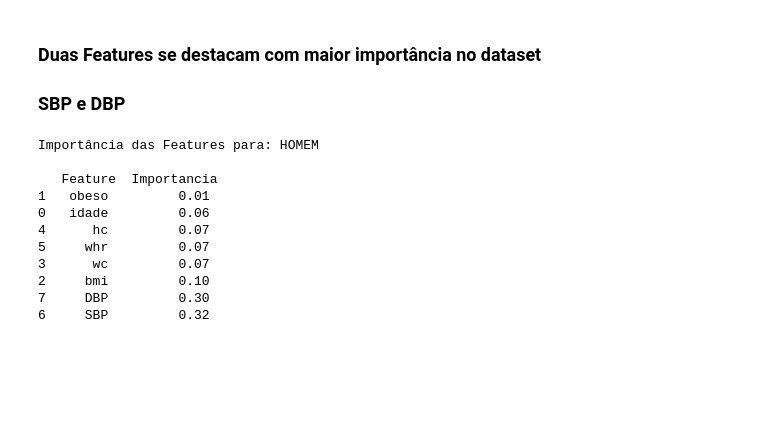
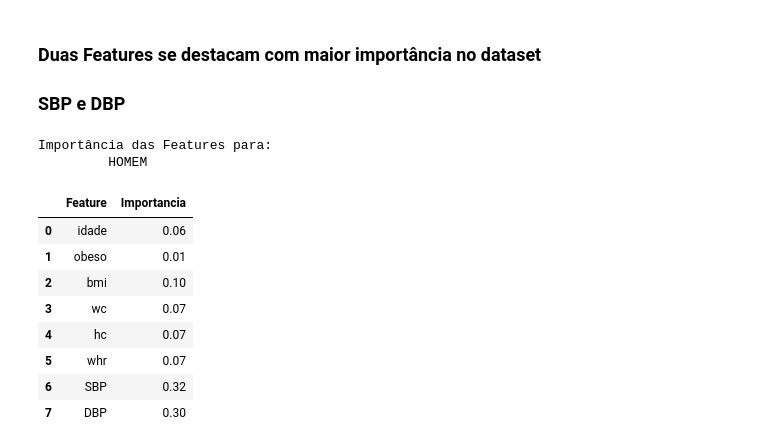
Before and after one commit to silviolima07/Kaggle, a Jupyter notebook: Pressao_Sanguinea.ipynb, the cells around one changed output. Saved outputs shown, nothing was run; the diff lists cells and outputs as text; code cells hidden in the pictures; blank space fills up the shorter version.

```diff
--- a/Pressao_Sanguinea.ipynb
+++ b/Pressao_Sanguinea.ipynb
@@ -105,0 +133,18 @@ def criar_model(genero,df):
+# %%
+def show_features():
+  data = { 'Feature': [features[0], features[1],
+                   features[2], features[3],
+                   features[4], features[5],
+                   features[6], features[7]],
+
+        'Importancia': [scores[0], scores[1],
+                   scores[2], scores[3],
+                   scores[4], scores[5],
+                   scores[6], scores[7]]}
+
+  df_imp = pd.DataFrame(data, columns=['Feature','Importancia'])
+  df_imp.Importancia = np.round(df_imp.Importancia,2)
+  #
+  print("\nImportância das Features para:\n\t", str.upper(genero),"\n")
+  df_imp.sort_values(by='Importancia')
+  return df_imp
@@ -548,31 +584,18 @@ features,scores = feature_importance(df)
 # %% [markdown]
 ### Duas Features se destacam com maior importância no dataset
 ### SBP e DBP
-# %%
-data = { 'Feature': [features[0], features[1],
-                   features[2], features[3],
-                   features[4], features[5],
-                   features[6], features[7]],
-
-        'Importancia': [scores[0], scores[1],
-                   scores[2], scores[3],
-                   scores[4], scores[5],
-                   scores[6], scores[7]]}
-
-df_imp = pd.DataFrame(data, columns=['Feature','Importancia'])
-#
-print("Importância das Features para:", str.upper(genero),
-      "\n\n",df_imp.sort_values(by='Importancia'))
-# %% [output]
-Importância das Features para: HOMEM
-
-   Feature  Importancia
-1   obeso         0.01
-0   idade         0.06
-4      hc         0.07
-5     whr         0.07
-3      wc         0.07
-2     bmi         0.10
-7     DBP         0.30
-6     SBP         0.32
+# %%
+show_features()
+# %% [output]
+Importância das Features para:
+         HOMEM
+|  | Feature | Importancia |
+| 0 | idade | 0.06 |
+| 1 | obeso | 0.01 |
+| 2 | bmi | 0.10 |
+| 3 | wc | 0.07 |
+| 4 | hc | 0.07 |
+| 5 | whr | 0.07 |
+| 6 | SBP | 0.32 |
+| 7 | DBP | 0.30 |
 # %% [markdown]
```
Also changed, not shown: parts of 17 cells of this notebook.
